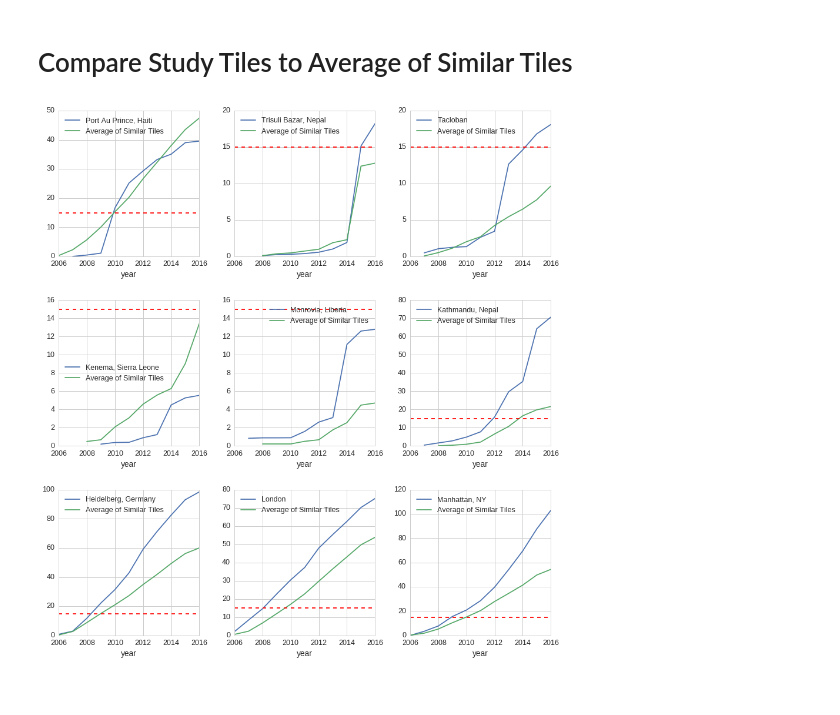
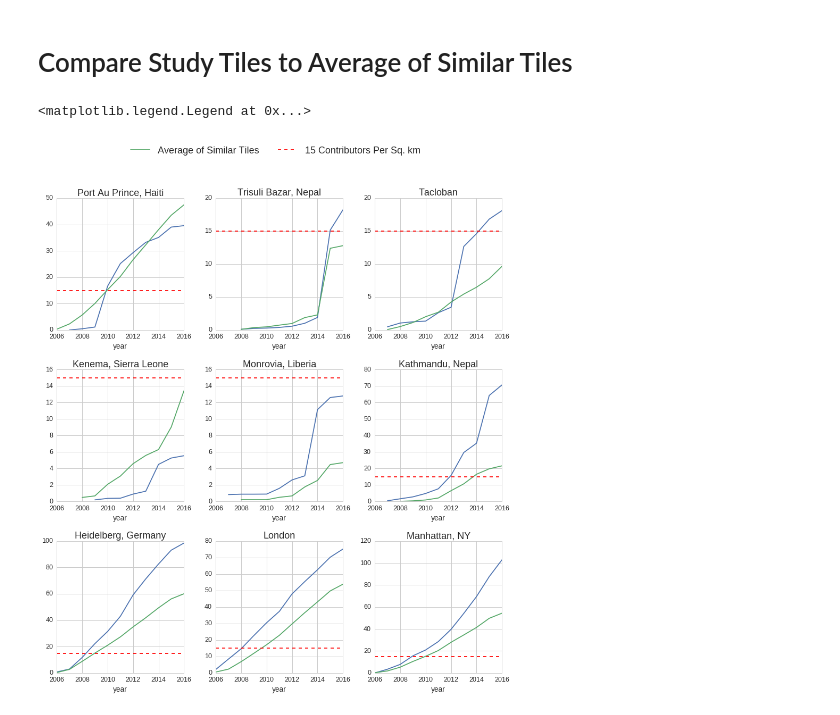
Before and after one commit to jenningsanderson/contributor-centric-qa, a Jupyter notebook: Metric 1 - Contributor Density Per Sq Km.ipynb, the cells around one changed output. Drawn from its saved outputs; the diff is of its cells as text; code cells hidden in the pictures.

Commit message:
formatted similar graphs

```diff
--- a/Metric 1 - Contributor Density Per Sq Km.ipynb
+++ b/Metric 1 - Contributor Density Per Sq Km.ipynb
@@ -221,25 +221,36 @@ plt.suptitle("Compare Tiles for {0}".format(study_tiles[study_tile_idx]['name'])
 # %%
 sns.set(font_scale=1.25)
 plt.style.use('seaborn-whitegrid')
 fig, axs = plt.subplots(nrows=3, ncols=3, figsize=(15,16), facecolor='w', edgecolor='k')
 plt.subplots_adjust(wspace=0.25, hspace=0.3)
 
 
 for ax, (idx, tile) in zip(axs.ravel(), enumerate(study_tiles)):
 
-    tile['df'].plot(ax=ax,x='year',y='running_average', label=tile['name'])
+    ax = tile['df'].plot(ax=ax,x='year',y='running_average')
 
     if len(tile['compare_tiles'])>0:
         compare_df = pd.DataFrame()
         for t in tile['compare_tiles']:
             compare_df = pd.concat([compare_df,t['df']])
 
         avg = compare_df.groupby('year').aggregate({'running_average' : pd.Series.mean})
-        avg.plot(ax=ax, y='running_average', label="Average of Similar Tiles")
+        avg.plot(ax=ax, y='running_average')
 
     ax.set_xlim(2006,2016)
 
-    ax.plot([2006,2016],[15,15], color='red', linestyle='--')
-# ax.text(2006.1,17,"15 Contributors per sq. km.", color='red')
+    ax.set_title(tile['name'])
+
+    line, = ax.plot([2006,2016],[15,15], color='red', linestyle='--')
+
+    ax.legend_.remove()
+    handles, labels = ax.get_legend_handles_labels()
+
+    ax.set_title(tile['name'], fontsize=18)
+
+plt.figlegend( [handles[1], line],
+               ["Average of Similar Tiles", "15 Contributors Per Sq. km"],
+               loc=('upper center'), ncol=3, fontsize=18)
 # %% [output]
+<matplotlib.legend.Legend at 0x...>
-[figure, old version]
+[figure, new version]
```
